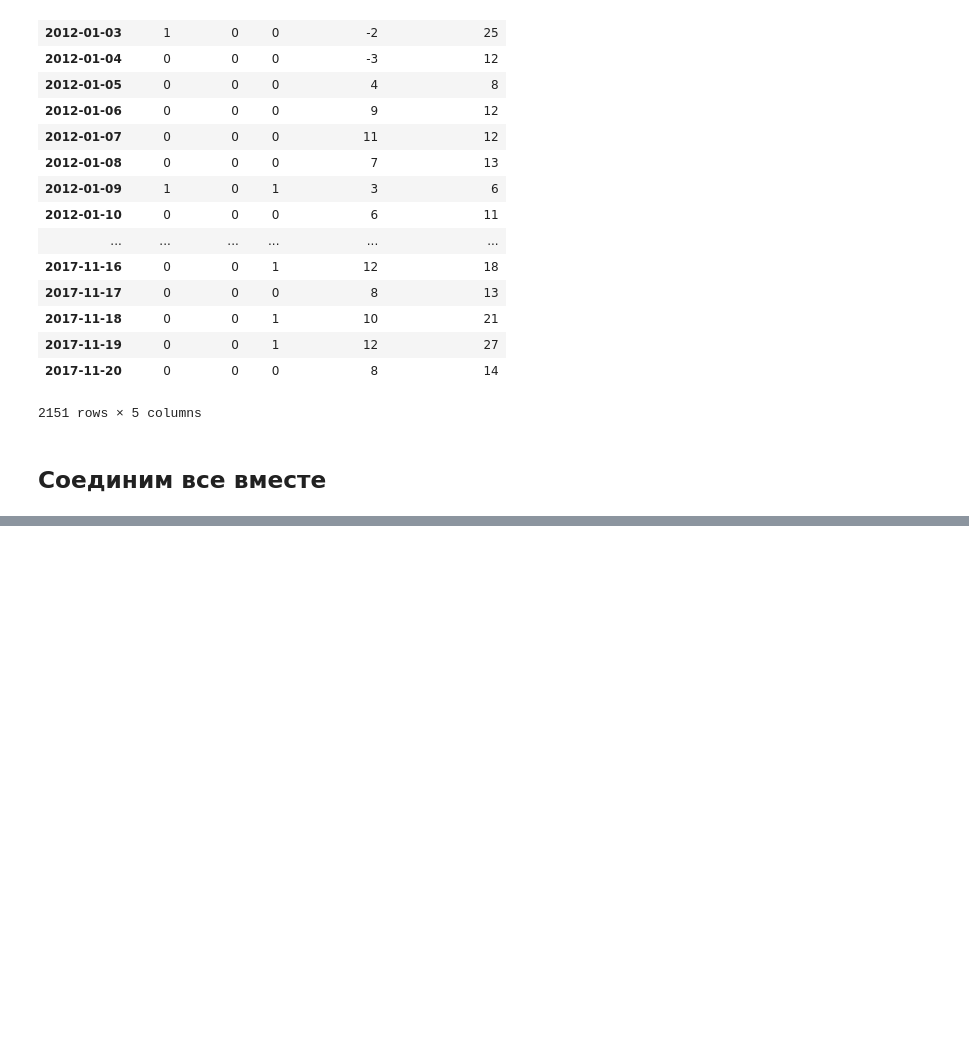
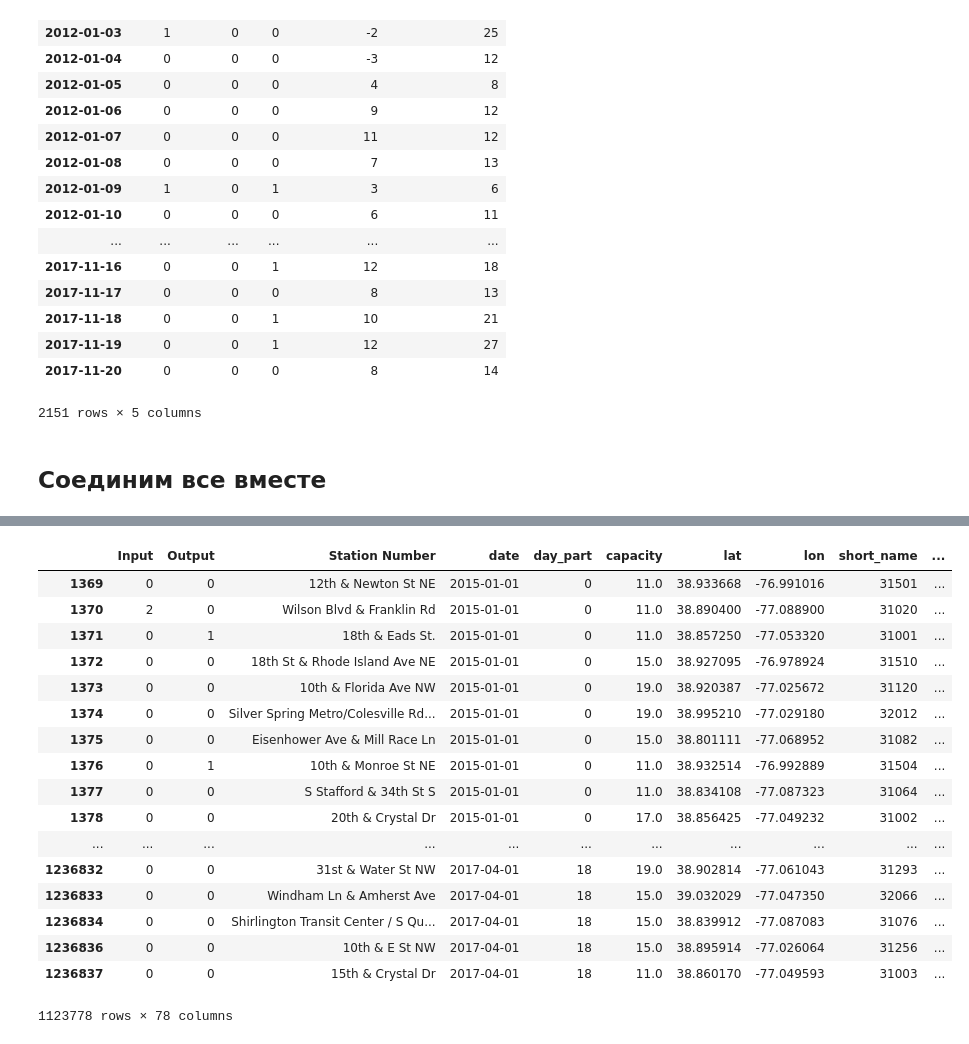
Before and after one commit to vladimirbelyaev/ml_project, a Jupyter notebook: prepare data 2.ipynb, the cells around one changed output, grey strips where cells are left out. Cells and saved outputs as stored; diff of their text form; code cells hidden in the pictures; blank space fills up the shorter version.

```diff
--- a/prepare data 2.ipynb
+++ b/prepare data 2.ipynb
@@ -392,0 +455,22 @@ df_merged_with_weather.to_csv("trips_with_weather.csv")
+# %%
+df1 = df_merged_with_weather.copy()
+df1
+# %% [output]
+|  | Input | Output | Station Number | date | day_part | capacity | lat | lon | short_name | ... |
+| 1369 | 0 | 0 | 12th & Newton St NE | 2015-01-01 | 0 | 11.0 | 38.933668 | -76.991016 | 31501 | ... |
+| 1370 | 2 | 0 | Wilson Blvd & Franklin Rd | 2015-01-01 | 0 | 11.0 | 38.890400 | -77.088900 | 31020 | ... |
+| 1371 | 0 | 1 | 18th & Eads St. | 2015-01-01 | 0 | 11.0 | 38.857250 | -77.053320 | 31001 | ... |
+| 1372 | 0 | 0 | 18th St & Rhode Island Ave NE | 2015-01-01 | 0 | 15.0 | 38.927095 | -76.978924 | 31510 | ... |
+| 1373 | 0 | 0 | 10th & Florida Ave NW | 2015-01-01 | 0 | 19.0 | 38.920387 | -77.025672 | 31120 | ... |
+| 1374 | 0 | 0 | Silver Spring Metro/Colesville Rd... | 2015-01-01 | 0 | 19.0 | 38.995210 | -77.029180 | 32012 | ... |
+| 1375 | 0 | 0 | Eisenhower Ave & Mill Race Ln | 2015-01-01 | 0 | 15.0 | 38.801111 | -77.068952 | 31082 | ... |
+| 1376 | 0 | 1 | 10th & Monroe St NE | 2015-01-01 | 0 | 11.0 | 38.932514 | -76.992889 | 31504 | ... |
+| 1377 | 0 | 0 | S Stafford & 34th St S | 2015-01-01 | 0 | 11.0 | 38.834108 | -77.087323 | 31064 | ... |
+| 1378 | 0 | 0 | 20th & Crystal Dr | 2015-01-01 | 0 | 17.0 | 38.856425 | -77.049232 | 31002 | ... |
+| ... | ... | ... | ... | ... | ... | ... | ... | ... | ... | ... |
+| 1236832 | 0 | 0 | 31st & Water St NW | 2017-04-01 | 18 | 19.0 | 38.902814 | -77.061043 | 31293 | ... |
+| 1236833 | 0 | 0 | Windham Ln & Amherst Ave | 2017-04-01 | 18 | 15.0 | 39.032029 | -77.047350 | 32066 | ... |
+| 1236834 | 0 | 0 | Shirlington Transit Center / S Qu... | 2017-04-01 | 18 | 15.0 | 38.839912 | -77.087083 | 31076 | ... |
+| 1236836 | 0 | 0 | 10th & E St NW | 2017-04-01 | 18 | 15.0 | 38.895914 | -77.026064 | 31256 | ... |
+| 1236837 | 0 | 0 | 15th & Crystal Dr | 2017-04-01 | 18 | 11.0 | 38.860170 | -77.049593 | 31003 | ... |
+1123778 rows × 78 columns
```
Also changed, not shown: parts of 15 cells of this notebook, 5 other files.
